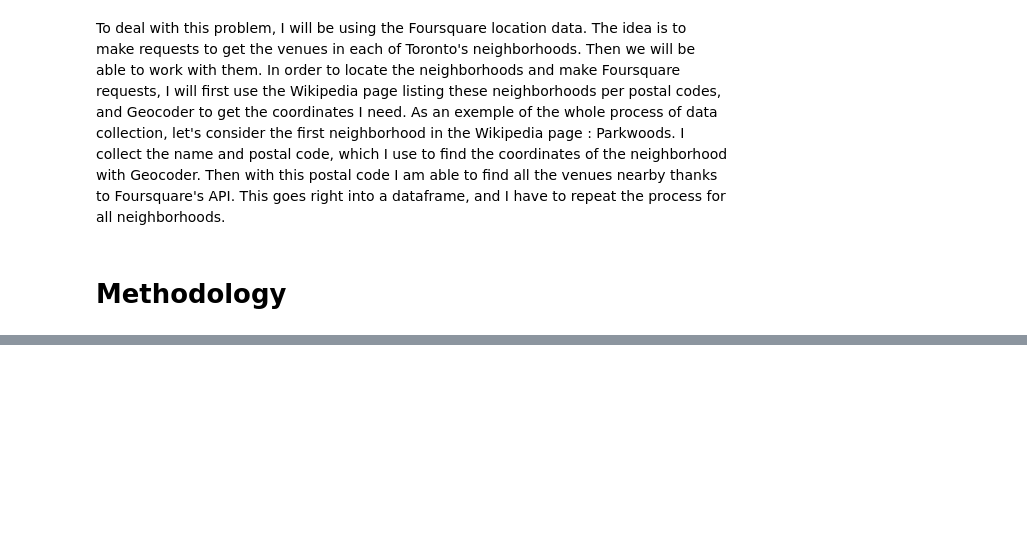
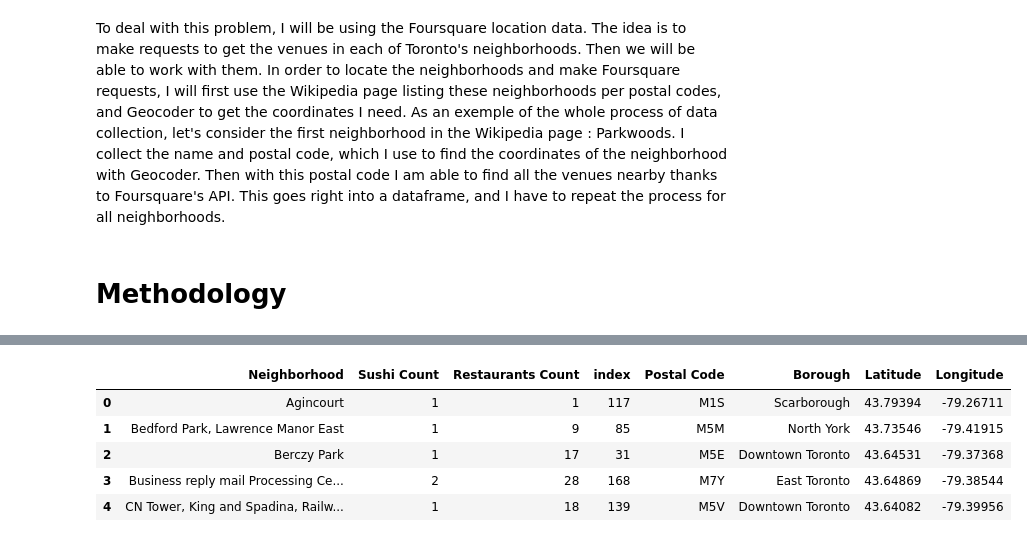
Before and after one commit to Frouby/Coursera_Capstone, a Jupyter notebook: Coursera_Capstone.ipynb, the cells around one changed output, grey strips where cells are left out. Drawn from its saved outputs; the diff is of its cells as text; code cells hidden in the pictures; blank space fills up the shorter version.

```diff
--- a/Coursera_Capstone.ipynb
+++ b/Coursera_Capstone.ipynb
@@ -23,0 +321,5 @@ As an exemple of the whole process of data collection, let's consider the first
+# %%
+restaurants_count = restaurant_df[['Neighborhood', 'Venue']].groupby('Neighborhood').count().reset_index()
+restaurants_count.rename(columns={"Venue": "Restaurants Count"}, inplace=True)
+restaurants_count.set_index('Neighborhood', inplace=True)
+restaurants_count.head()
@@ -23,0 +334,6 @@ As an exemple of the whole process of data collection, let's consider the first
+# %%
+sushi_df = restaurant_df[restaurant_df['Venue Category'].str.find('Sushi')>-1]
+sushi_count = sushi_df[['Neighborhood', 'Venue']].groupby('Neighborhood').count().reset_index()
+sushi_count.rename(columns={"Venue": "Sushi Count"}, inplace=True)
+sushi_count.set_index('Neighborhood', inplace=True)
+sushi_count.head()
@@ -23,0 +352,11 @@ As an exemple of the whole process of data collection, let's consider the first
+# %%
+final_df.reset_index(inplace=True)
+final_df.rename(columns={"level_0":"Neighborhood"}, inplace=True)
+final_df.head()
+# %% [output]
+|  | Neighborhood | Sushi Count | Restaurants Count | index | Postal Code | Borough | Latitude | Longitude |
+| 0 | Agincourt | 1 | 1 | 117 | M1S | Scarborough | 43.79394 | -79.26711 |
+| 1 | Bedford Park, Lawrence Manor East | 1 | 9 | 85 | M5M | North York | 43.73546 | -79.41915 |
+| 2 | Berczy Park | 1 | 17 | 31 | M5E | Downtown Toronto | 43.64531 | -79.37368 |
+| 3 | Business reply mail Processing Ce... | 2 | 28 | 168 | M7Y | East Toronto | 43.64869 | -79.38544 |
+| 4 | CN Tower, King and Spadina, Railw... | 1 | 18 | 139 | M5V | Downtown Toronto | 43.64082 | -79.39956 |
```
Also changed, not shown: parts of 61 cells of this notebook.
